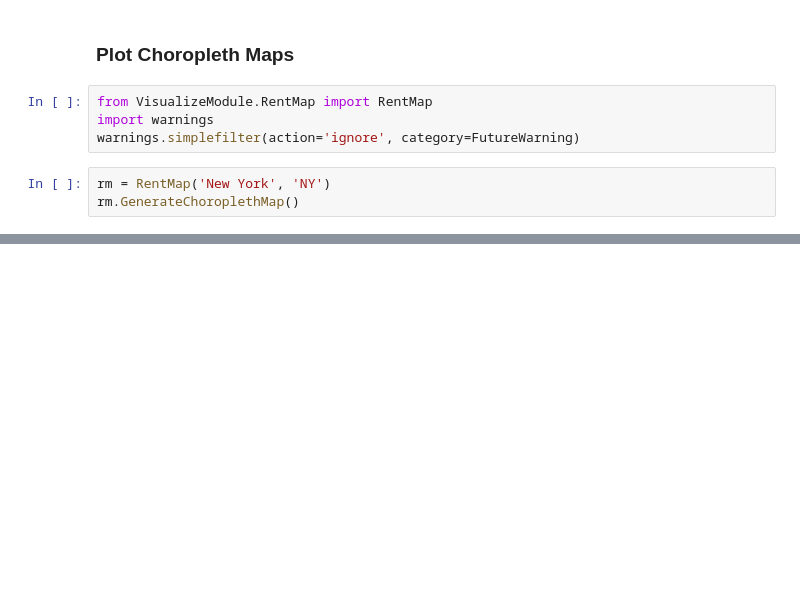
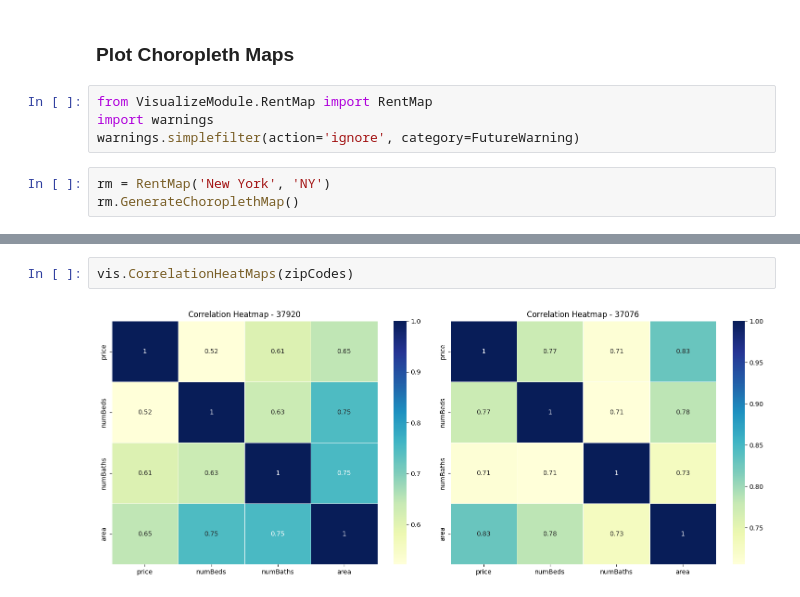
Before and after one commit to fdac23/CarPricingAnalysis, a Jupyter notebook: RentPricingAnalysis.ipynb, the cells around one changed output, grey strips where cells are left out. Cells and saved outputs as stored; diff of their text form; blank space fills up the shorter version.

Commit message:
Added visualize module

```diff
--- a/RentPricingAnalysis.ipynb
+++ b/RentPricingAnalysis.ipynb
@@ -58,0 +66,4 @@ rm.GenerateChoroplethMap()
+# %%
+vis.CorrelationHeatMaps(zipCodes)
+# %% [output]
+[figure, added]
```
Also changed, not shown: parts of 8 cells of this notebook.
